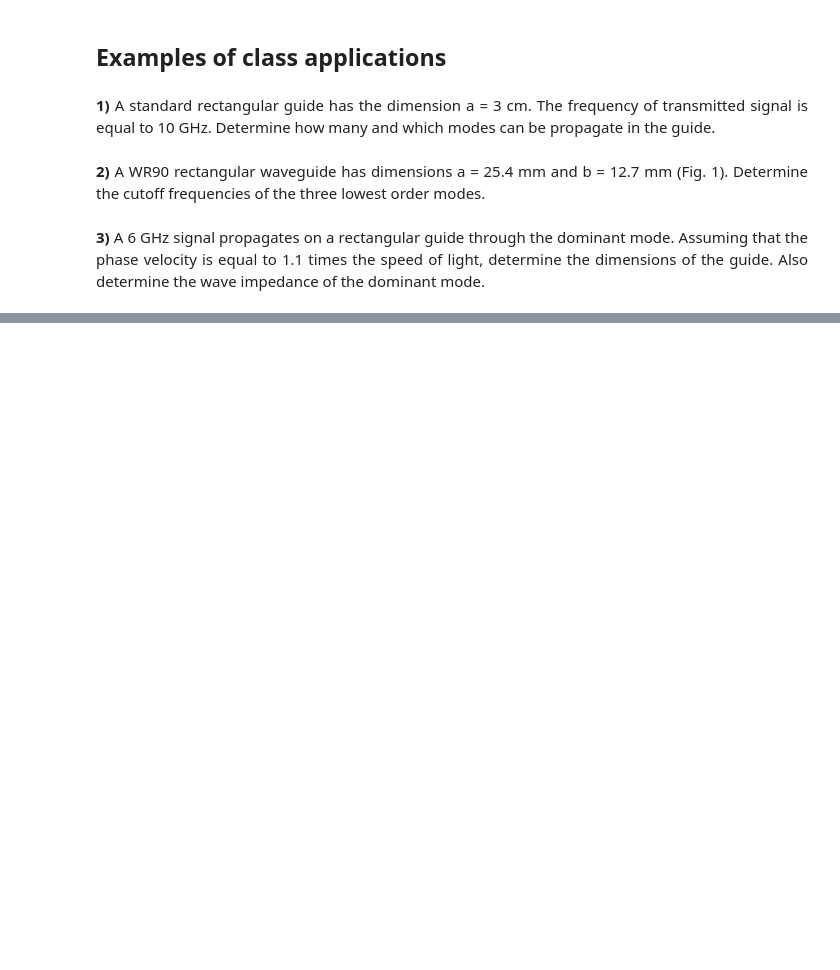
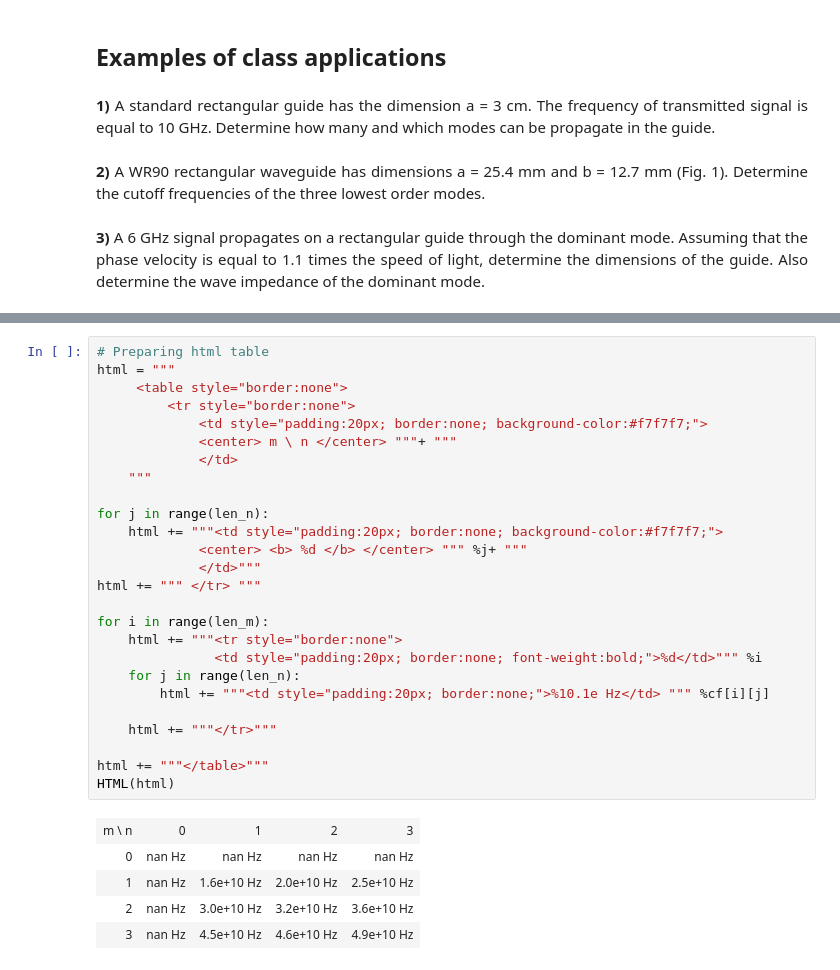
Before and after one commit to HugoSoaresFontes/Waveguides, a Jupyter notebook: tutorial.ipynb, the cells around one changed output, grey strips where cells are left out. Cells and saved outputs as stored; diff of their text form; blank space fills up the shorter version.

```diff
--- a/tutorial.ipynb
+++ b/tutorial.ipynb
@@ -499,0 +472,32 @@ determine the dimensions of the guide. Also determine the wave impedance of the
+# %%
+# Preparing html table
+html = """
+     <table style="border:none">
+         <tr style="border:none">
+             <td style="padding:20px; border:none; background-color:#f7f7f7;">
+             <center> m \ n </center> """+ """
+             </td>
+    """
+
+for j in range(len_n):
+    html += """<td style="padding:20px; border:none; background-color:#f7f7f7;">
+             <center> <b> %d </b> </center> """ %j+ """
+             </td>"""
+html += """ </tr> """
+
+for i in range(len_m):
+    html += """<tr style="border:none">
+               <td style="padding:20px; border:none; font-weight:bold;">%d</td>""" %i
+    for j in range(len_n):
+        html += """<td style="padding:20px; border:none;">%10.1e Hz</td> """ %cf[i][j]
+
+    html += """</tr>"""
+
+html += """</table>"""
+HTML(html)
+# %% [output]
+| m \ n | 0 | 1 | 2 | 3 |
+| 0 | nan Hz | nan Hz | nan Hz | nan Hz |
+| 1 | nan Hz | 1.6e+10 Hz | 2.0e+10 Hz | 2.5e+10 Hz |
+| 2 | nan Hz | 3.0e+10 Hz | 3.2e+10 Hz | 3.6e+10 Hz |
+| 3 | nan Hz | 4.5e+10 Hz | 4.6e+10 Hz | 4.9e+10 Hz |
```
Also changed, not shown: parts of 7 cells of this notebook.
